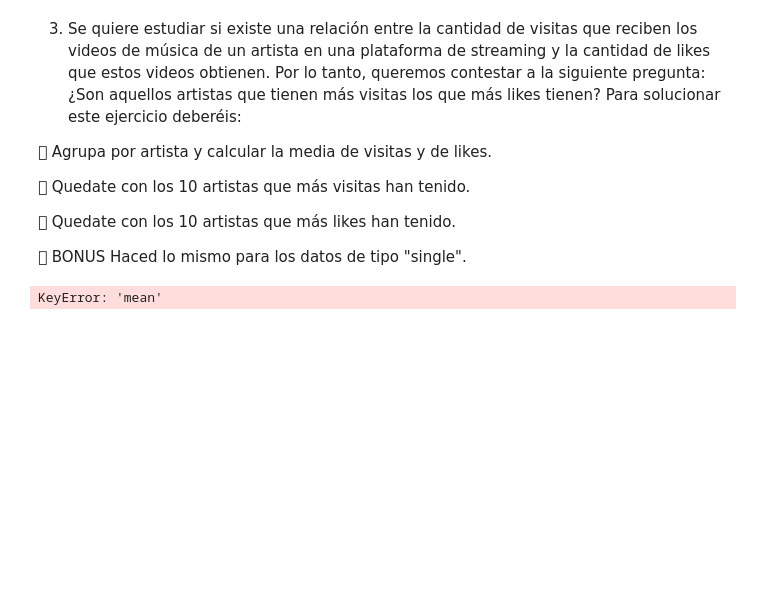
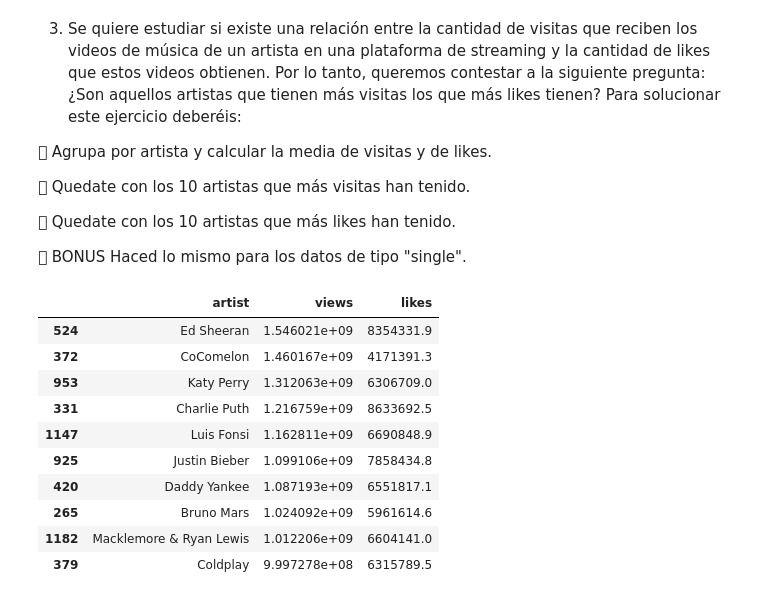
Before and after one commit to AndreaGonzalezG/Evaluacion_intermedia_mod3, a Jupyter notebook: Evaluacion_intermedia_mod3.ipynb, the cells around one changed output. Drawn from its saved outputs; the diff is of its cells as text; code cells hidden in the pictures; blank space fills up the shorter version.

```diff
--- a/Evaluacion_intermedia_mod3.ipynb
+++ b/Evaluacion_intermedia_mod3.ipynb
@@ -422,4 +422,16 @@ est_comp_spe.head(5)
 # %%
-relacion_videos_like= df_spotify_copy.groupby("artist")[["views","likes"]].mean().reset_index().sort_values("mean", ascending=False)
+relacion_videos_like= df_spotify_copy.groupby("artist")[["views","likes"]].mean().reset_index().sort_values(by=["views","likes"] ,ascending=False)
+
+relacion_videos_like.head(10)
 # %% [output]
-KeyError: 'mean'
+|  | artist | views | likes |
+| 524 | Ed Sheeran | 1.546021e+09 | 8354331.9 |
+| 372 | CoComelon | 1.460167e+09 | 4171391.3 |
+| 953 | Katy Perry | 1.312063e+09 | 6306709.0 |
+| 331 | Charlie Puth | 1.216759e+09 | 8633692.5 |
+| 1147 | Luis Fonsi | 1.162811e+09 | 6690848.9 |
+| 925 | Justin Bieber | 1.099106e+09 | 7858434.8 |
+| 420 | Daddy Yankee | 1.087193e+09 | 6551817.1 |
+| 265 | Bruno Mars | 1.024092e+09 | 5961614.6 |
+| 1182 | Macklemore & Ryan Lewis | 1.012206e+09 | 6604141.0 |
+| 379 | Coldplay | 9.997278e+08 | 6315789.5 |
```
Also changed, not shown: parts of 1 cell of this notebook.
